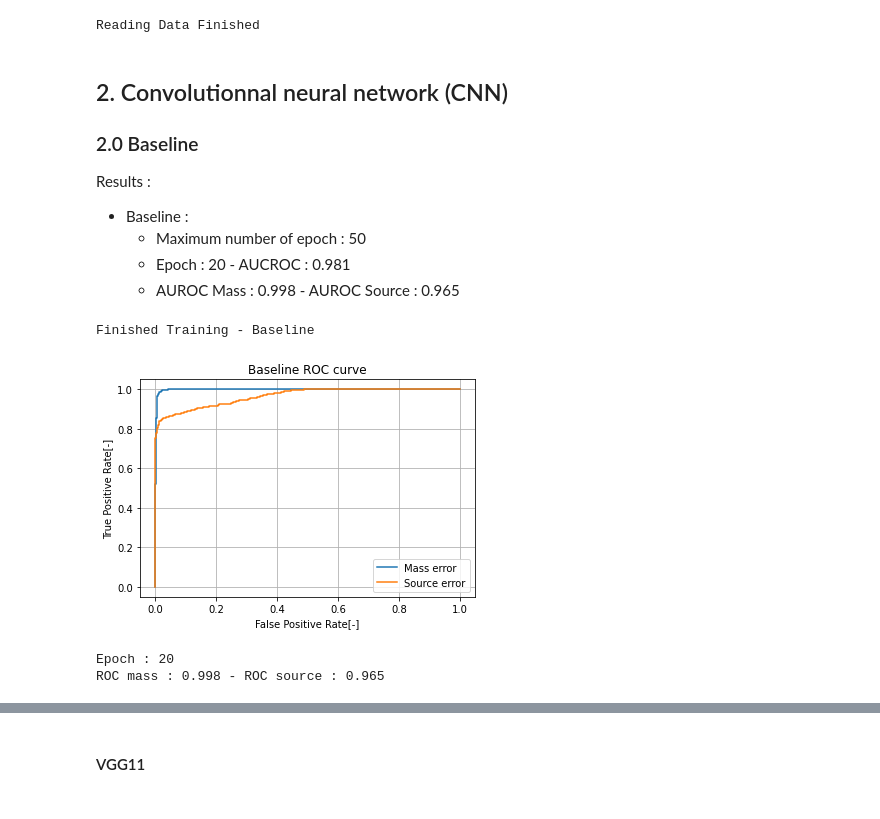
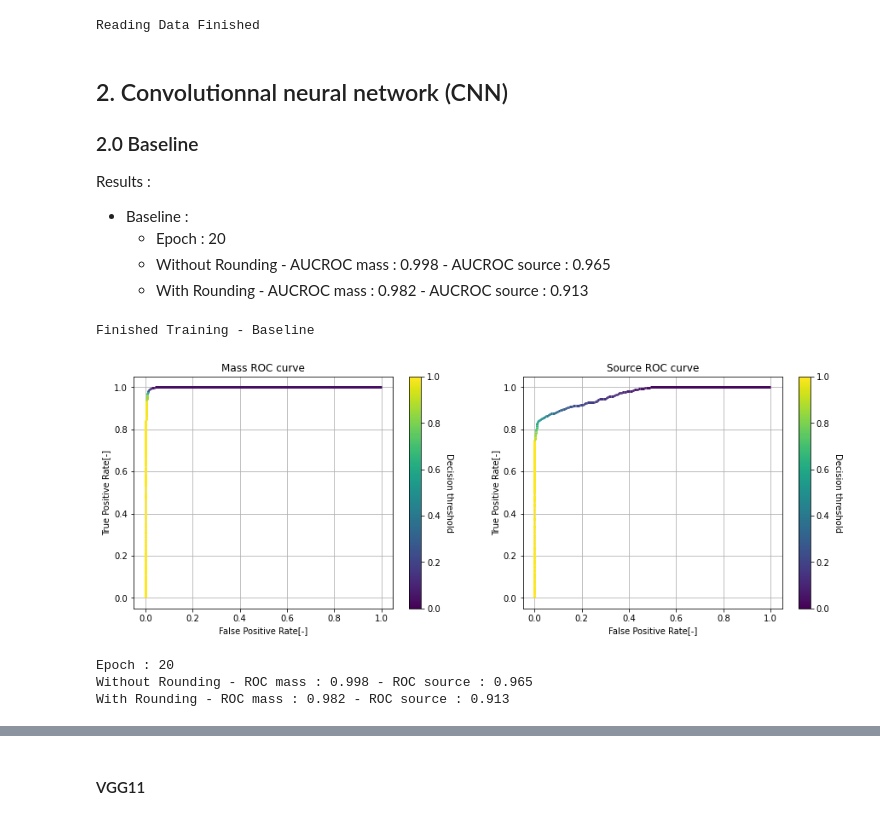
Before and after one commit to emmahoggett/Error_class_lenstronomy, a Jupyter notebook: Simulations/traincnn.ipynb, the cells around one changed output, grey strips where cells are left out. Cells and saved outputs as stored; diff of their text form; code cells hidden in the pictures.

Commit message:
plots

```diff
--- a/Simulations/traincnn.ipynb
+++ b/Simulations/traincnn.ipynb
@@ -75,55 +75,69 @@ Reading Data Finished
 
 Results :
 * Baseline :
-    * Maximum number of epoch : 50
-    * Epoch : 20 - AUCROC : 0.981
-    * AUROC Mass : 0.998 - AUROC Source : 0.965
+    * Epoch : 20
+    * Without Rounding - AUCROC mass : 0.998 - AUCROC source : 0.965
+    * With Rounding - AUCROC mass : 0.982 - AUCROC source : 0.913
 # %%
 netbasic = NeuralNet('BasicCNN', 'SGD/momentum')
 netbasic.load_checkpoint('_current')
-while len(netbasic.epoch_metric) < max_epoch:
+while len(netbasic.epoch_metric) < max_epoch:  # loop over the dataset multiple times
     netbasic.train(loader_train)
     res = netbasic.test(loader_test)
-    print("Epoch : "+str(netbasic.current_epoch))
+    print("Epoch : "+ str(netbasic.current_epoch))
 
 print('Finished Training - Baseline')
 
 
 netbasic.load_checkpoint('_optimal')
 with torch.no_grad():
     predictions = []
     targets = []
     for data in loader_test:
         images, _, labels = data
         outputs = netbasic.net(images)
 
         predictions.extend(outputs.cpu().numpy())
         targets.extend(labels.cpu().numpy())
-        result = netbasic.calculate_metrics(np.round(np.array(predictions)), np.array(targets))
     predictions = np.array(predictions); targets = np.array(targets)
 
 # calculate roc curves
-ns_fpr, ns_tpr, _ = roc_curve(targets[:,0], predictions[:,0])
-lr_fpr, lr_tpr, _ = roc_curve(targets[:,1], predictions[:,1])
+ns_fpr, ns_tpr, ns_thres = roc_curve(targets[:,0], predictions[:,0])
+lr_fpr, lr_tpr, lr_thres = roc_curve(targets[:,1], predictions[:,1])
 # plot the roc curve for the model
-plt.plot(ns_fpr, ns_tpr, label='Mass error')
-plt.plot(lr_fpr, lr_tpr, label='Source error')
-# axis labels
+
+plt.figure(figsize=(15,5))
+plt.subplot(121)
+lc = colorline(ns_fpr, ns_tpr, ns_thres, cmap=plt.get_cmap('viridis'))
+plt.title('Mass ROC curve')
+cbar = plt.colorbar(lc)
+cbar.ax.get_yaxis().labelpad = 15
+cbar.ax.set_ylabel('Decision threshold', rotation=270)
 plt.xlabel('False Positive Rate[-]')
 plt.ylabel('True Positive Rate[-]')
-# show the legend
-plt.legend()
 plt.grid()
-plt.title('Baseline ROC curve')
+
+plt.subplot(122)
+lc = colorline(lr_fpr, lr_tpr,  lr_thres, cmap=plt.get_cmap('viridis'))
+cbar = plt.colorbar(lc)
+cbar.ax.get_yaxis().labelpad = 15
+cbar.ax.set_ylabel('Decision threshold', rotation=270)
+plt.title('Source ROC curve')
+plt.xlabel('False Positive Rate[-]')
+plt.ylabel('True Positive Rate[-]')
+plt.grid()
 plt.savefig("figures/cnn/Baseline_roc.png")
 # show the plot
 plt.show()
 
 print('Epoch :', len(netbasic.epoch_metric))
-print('ROC mass : {:.3f} - ROC source : {:.3f}'.format(roc_auc_score(targets[:,0], predictions[:,0],average='samples'),
-                                                       roc_auc_score(targets[:,1], predictions[:,1],average='samples')))
+print('Without Rounding - ROC mass : {:.3f} - ROC source : {:.3f}'.format(roc_auc_score(targets[:,0], predictions[:,0]),
+                                                                       roc_auc_score(targets[:,1], predictions[:,1])))
+print('With Rounding - ROC mass : {:.3f} - ROC source : {:.3f}'.format(roc_auc_score(targets[:,0], np.round(predictions[:,0])),
+                                                                       roc_auc_score(targets[:,1], np.round(predictions[:,1]))))
 # %% [output]
 Finished Training - Baseline
-[figure, old version]
+[figure, new version]
 Epoch : 20
-ROC mass : 0.998 - ROC source : 0.965
+Without Rounding - ROC mass : 0.998 - ROC source : 0.965
+With Rounding - ROC mass : 0.982 - ROC source : 0.913
```
Also changed, not shown: parts of 13 cells of this notebook, 14 other files.
